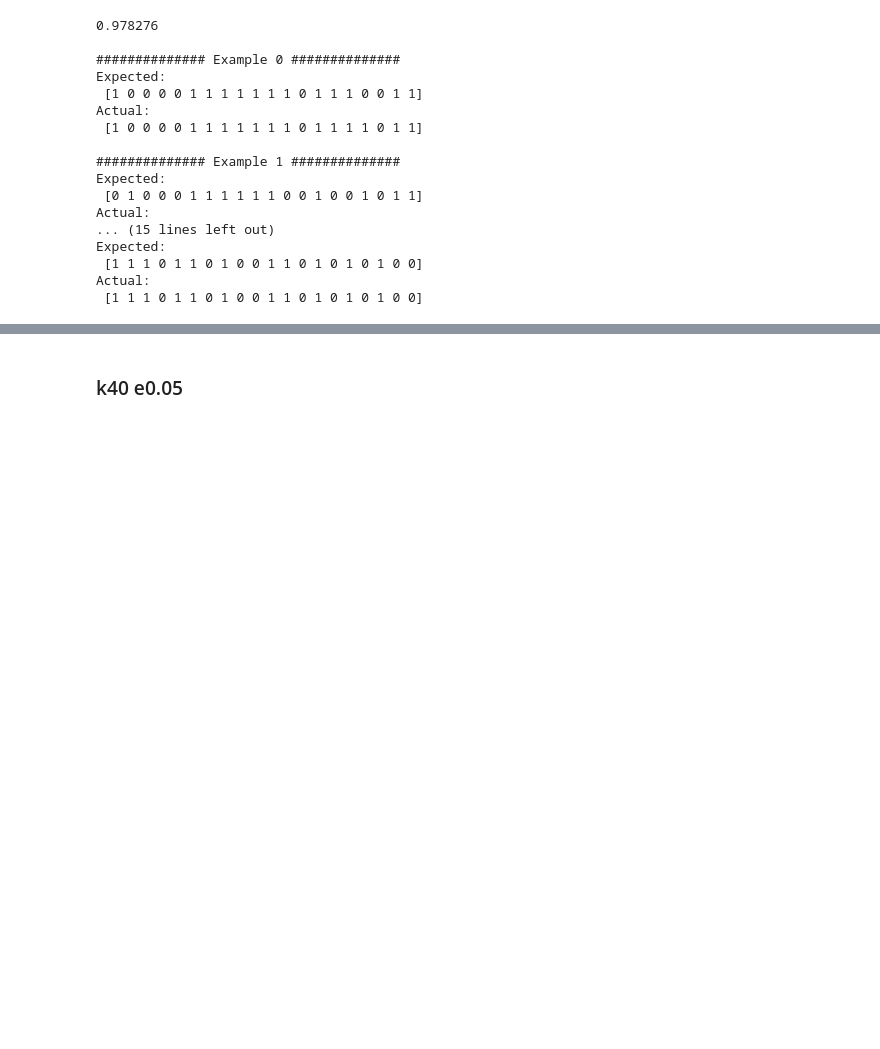
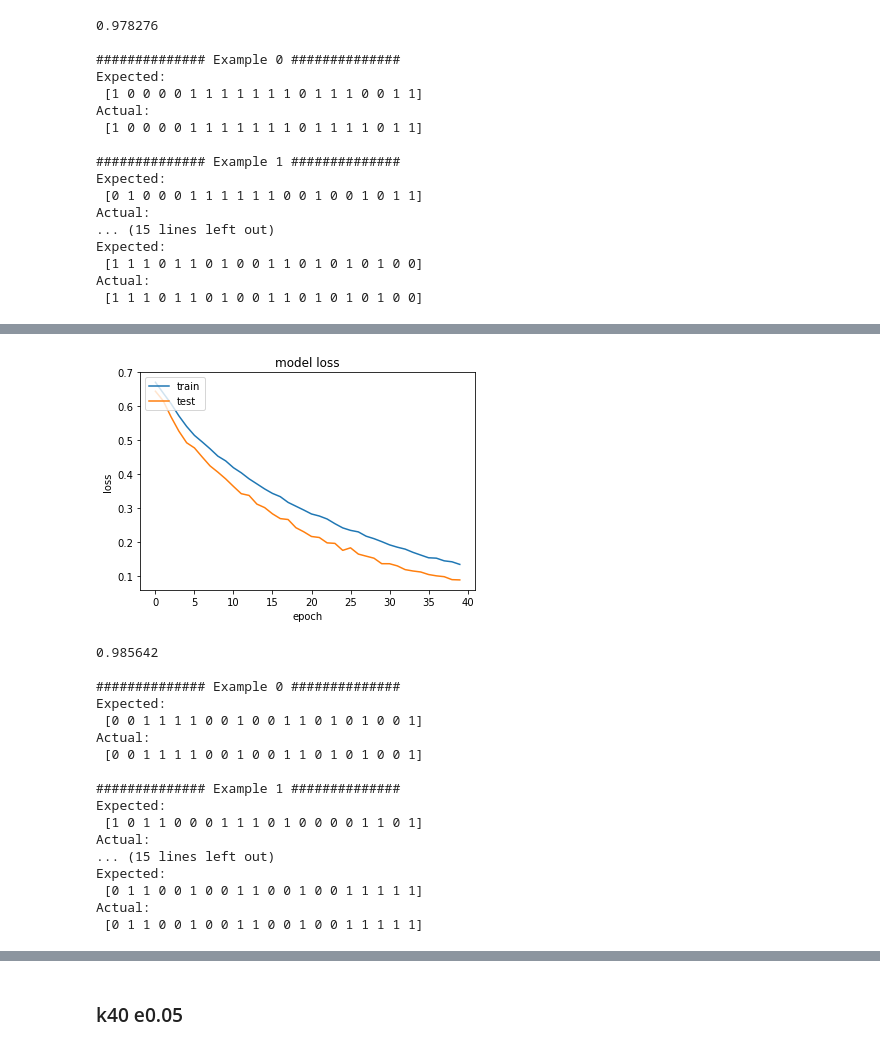
Before and after one commit to Gan-Tu/radioML, a Jupyter notebook: notebooks/ecc-v4.ipynb, the cells around one changed output, grey strips where cells are left out. Cells and saved outputs as stored; diff of their text form; code cells hidden in the pictures; blank space fills up the shorter version.

```diff
--- a/notebooks/ecc-v4.ipynb
+++ b/notebooks/ecc-v4.ipynb
@@ -1376,0 +1410,3 @@ Epoch 1/40
+# %%
+history = model.fit(X_train, y_train, epochs=40, batch_size=512, verbose=2,
+          shuffle=True, validation_split=0.2)
@@ -1376,0 +1432,30 @@ Epoch 1/40
+# %%
+plt.plot(history.history['loss'])
+plt.plot(history.history['val_loss'])
+plt.title('model loss')
+plt.ylabel('loss')
+plt.xlabel('epoch')
+plt.legend(['train', 'test'], loc='upper left')
+plt.show()
+
+print(model_accuracy(model, X, y, argmax=True))
+pred_vs_truth(model, X_test, y_test, n_show=5, y_truth_is_onehot=True)
+# %% [output]
+[figure, added]
+0.985642
+
+############## Example 0 ##############
+Expected:
+ [0 0 1 1 1 1 0 0 1 0 0 1 1 0 1 0 1 0 0 1]
+Actual:
+ [0 0 1 1 1 1 0 0 1 0 0 1 1 0 1 0 1 0 0 1]
+
+############## Example 1 ##############
+Expected:
+ [1 0 1 1 0 0 0 1 1 1 0 1 0 0 0 0 1 1 0 1]
+Actual:
+... (15 lines left out)
+Expected:
+ [0 1 1 0 0 1 0 0 1 1 0 0 1 0 0 1 1 1 1 1]
+Actual:
+ [0 1 1 0 0 1 0 0 1 1 0 0 1 0 0 1 1 1 1 1]
```
Also changed, not shown: parts of 4 cells of this notebook.
